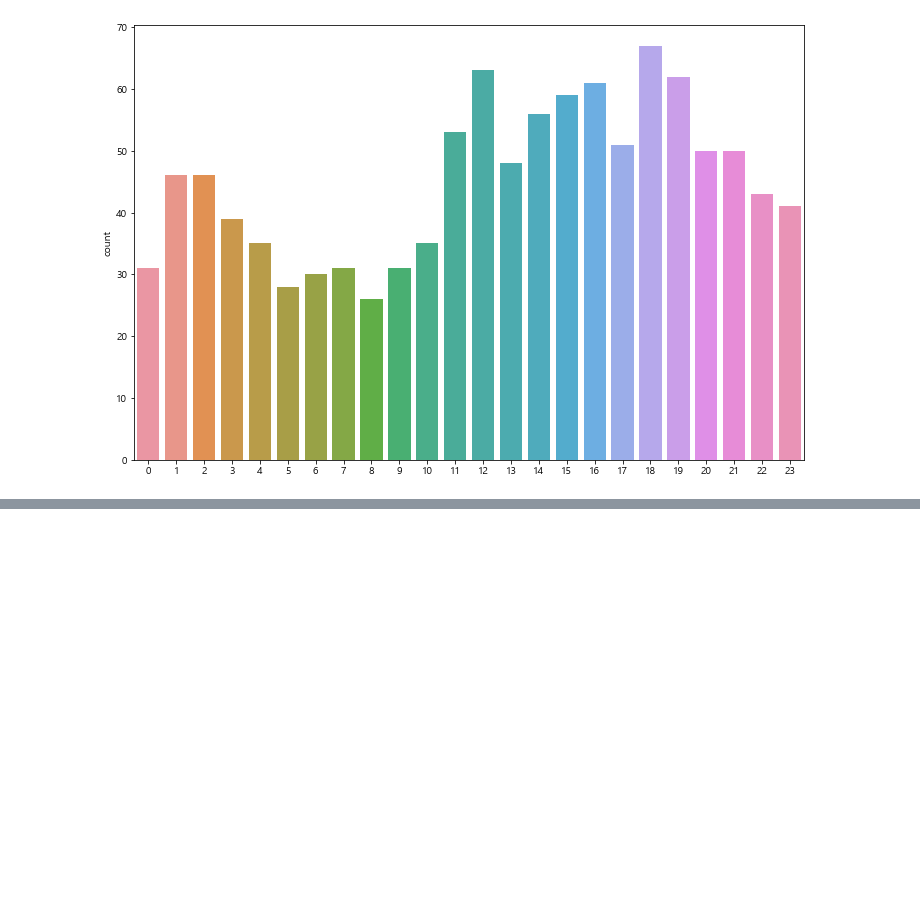
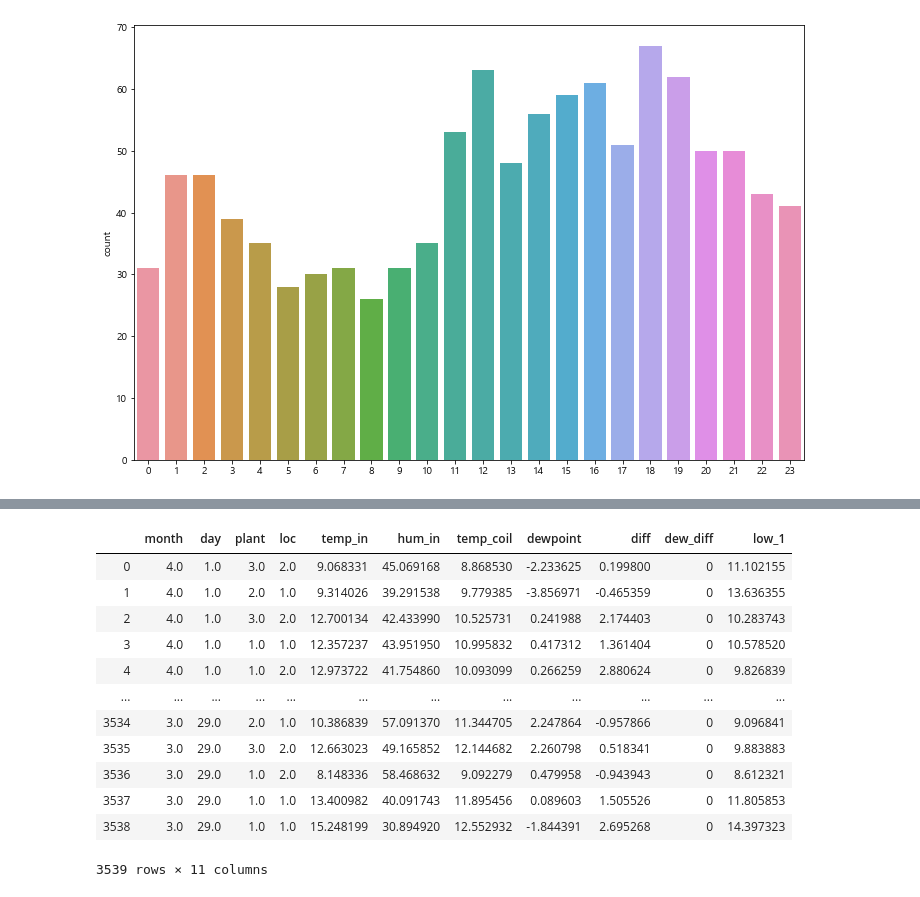
Before and after one commit to gw1303/weater_contest, a Jupyter notebook: main.ipynb, the cells around one changed output, grey strips where cells are left out. Drawn from its saved outputs; the diff is of its cells as text; code cells hidden in the pictures; blank space fills up the shorter version.

```diff
--- a/main.ipynb
+++ b/main.ipynb
@@ -752,0 +780,5 @@ sns.countplot(hours)
+# %%
+test_merge = test.merge(weather_resample, left_on='plant_test.mea_ddhr', right_on='index', how='outer')
+
+test_merge = test_merge.iloc[:3539, :]
+test_merge.columns
@@ -752,0 +793,3 @@ sns.countplot(hours)
+# %%
+index = test_merge.iloc[:,[12,13,1,2]]
+index
@@ -752,0 +810,11 @@ sns.countplot(hours)
+# %%
+test_train_24 = test_merge.iloc[:,[3,4,5,6,7,15,17]]
+test_train_48 = test_merge.iloc[:,[3,4,5,6,7,16,18]]
+# %%
+test_pred_24 = model_24.predict(test_train_24)
+res_24 = pd.concat([pd.DataFrame(test_pred_24),index], axis=1)
+res_24
+
+test_pred_48 = model_48.predict(test_train_48)
+res_48 = pd.concat([pd.DataFrame(test_pred_48),index], axis=1)
+res_48
@@ -752,0 +835,44 @@ sns.countplot(hours)
+# %%
+res_24.columns = ['temp_in', 'hum_in', 'temp_coil', 'temp_out','hum_out','month','day','loc','plant']
+
+res_24 = res_24[['month', 'day', 'plant', 'loc', 'temp_in', 'hum_in', 'temp_coil']]
+res_24['dewpoint'] = dewpoint(res_24['temp_in'], res_24['hum_in'])
+res_24['diff'] = res_24['temp_in'] - res_24['temp_coil']
+res_24['dew_diff'] = np.where(
+    res_24['dewpoint']>res_24['temp_coil'],
+    np.where(res_24['dewpoint']<res_24['temp_in'],
+             1,0),0)
+# res['low_1'] = np.where(res['temp_coil'] - res['dewpoint'] >= 1,0,1)
+res_24['low_1'] = res_24['temp_coil'] - res_24['dewpoint']
+
+res_24 = res_24[['month', 'day', 'plant', 'loc', 'temp_in', 'hum_in', 'temp_coil', 'dewpoint', 'diff', 'dew_diff', 'low_1']]
+res_24
+
+res_48.columns = ['temp_in', 'hum_in', 'temp_coil', 'temp_out','hum_out','month','day','loc','plant']
+
+res_48 = res_48[['month', 'day', 'plant', 'loc', 'temp_in', 'hum_in', 'temp_coil']]
+res_48['dewpoint'] = dewpoint(res_48['temp_in'], res_48['hum_in'])
+res_48['diff'] = res_48['temp_in'] - res_48['temp_coil']
+res_48['dew_diff'] = np.where(
+    res_48['dewpoint']>res_48['temp_coil'],
+    np.where(res_48['dewpoint']<res_48['temp_in'],
+             1,0),0)
+# res['low_1'] = np.where(res['temp_coil'] - res['dewpoint'] >= 1,0,1)
+res_48['low_1'] = res_48['temp_coil'] - res_48['dewpoint']
+
+res_48 = res_48[['month', 'day', 'plant', 'loc', 'temp_in', 'hum_in', 'temp_coil', 'dewpoint', 'diff', 'dew_diff', 'low_1']]
+res_48
+# %% [output]
+|  | month | day | plant | loc | temp_in | hum_in | temp_coil | dewpoint | diff | dew_diff | low_1 |
+| 0 | 4.0 | 1.0 | 3.0 | 2.0 | 9.068331 | 45.069168 | 8.868530 | -2.233625 | 0.199800 | 0 | 11.102155 |
+| 1 | 4.0 | 1.0 | 2.0 | 1.0 | 9.314026 | 39.291538 | 9.779385 | -3.856971 | -0.465359 | 0 | 13.636355 |
+| 2 | 4.0 | 1.0 | 3.0 | 2.0 | 12.700134 | 42.433990 | 10.525731 | 0.241988 | 2.174403 | 0 | 10.283743 |
+| 3 | 4.0 | 1.0 | 1.0 | 1.0 | 12.357237 | 43.951950 | 10.995832 | 0.417312 | 1.361404 | 0 | 10.578520 |
+| 4 | 4.0 | 1.0 | 1.0 | 2.0 | 12.973722 | 41.754860 | 10.093099 | 0.266259 | 2.880624 | 0 | 9.826839 |
+| ... | ... | ... | ... | ... | ... | ... | ... | ... | ... | ... | ... |
+| 3534 | 3.0 | 29.0 | 2.0 | 1.0 | 10.386839 | 57.091370 | 11.344705 | 2.247864 | -0.957866 | 0 | 9.096841 |
+| 3535 | 3.0 | 29.0 | 3.0 | 2.0 | 12.663023 | 49.165852 | 12.144682 | 2.260798 | 0.518341 | 0 | 9.883883 |
+| 3536 | 3.0 | 29.0 | 1.0 | 2.0 | 8.148336 | 58.468632 | 9.092279 | 0.479958 | -0.943943 | 0 | 8.612321 |
+| 3537 | 3.0 | 29.0 | 1.0 | 1.0 | 13.400982 | 40.091743 | 11.895456 | 0.089603 | 1.505526 | 0 | 11.805853 |
+| 3538 | 3.0 | 29.0 | 1.0 | 1.0 | 15.248199 | 30.894920 | 12.552932 | -1.844391 | 2.695268 | 0 | 14.397323 |
+3539 rows × 11 columns
```
Also changed, not shown: parts of 16 cells of this notebook, 5 other files.
